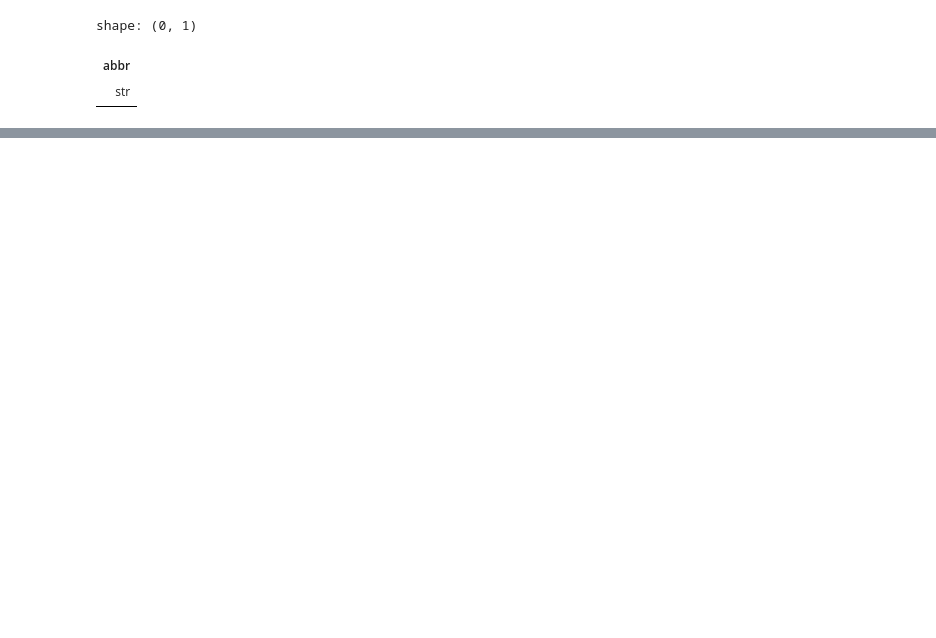
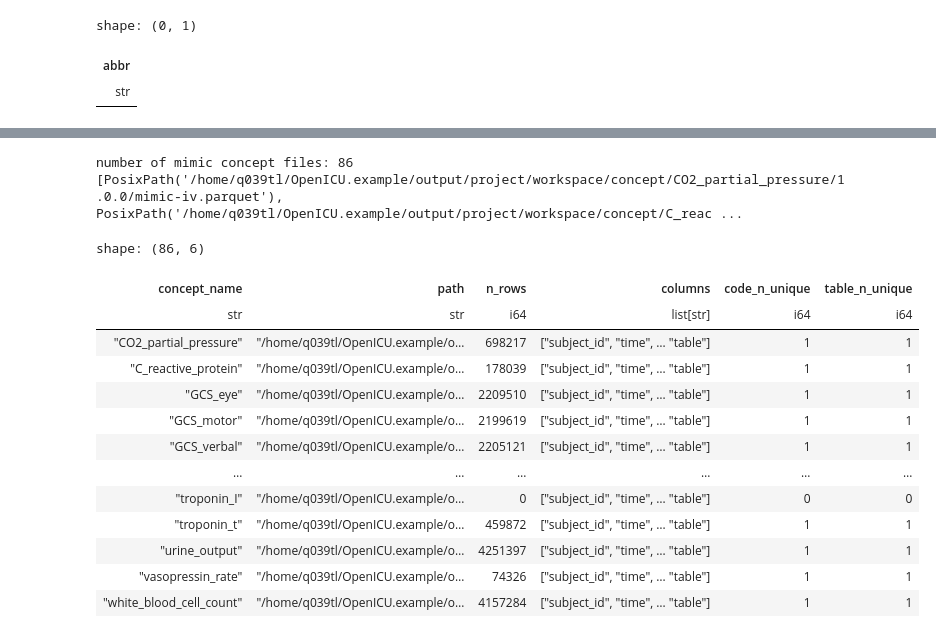
Before and after one commit to TobiasVeronaLaser/OpenICU-Example, a Jupyter notebook: yaib-cohorts-preprocessing.ipynb, the cells around one changed output, grey strips where cells are left out. Saved outputs shown, nothing was run; the diff lists cells and outputs as text; code cells hidden in the pictures; blank space fills up the shorter version.

```diff
--- a/yaib-cohorts-preprocessing.ipynb
+++ b/yaib-cohorts-preprocessing.ipynb
@@ -243,3 +243,53 @@ shape: (48, 9)
 | "tnt" | "troponin_t" | "troponin_t" | "troponin t" | "chemistry" | "ng/mL" | true | true | ... |
 | "urine" | "urine_output" | "urine_output" | "urine output" | "output" | "mL" | true | true | ... |
 | "wbc" | "white_blood_cell_count" | "white_blood_cell_count" | "white blood cell count" | "hematology" | "["K/uL", "G/l"]" | true | true | ... |
+# %%
+from pathlib import Path
+import polars as pl
+
+concept_path = Path("/home/q039tl/OpenICU.example/output/project/workspace/concept")
+
+mimic_files = sorted(concept_path.glob("*/1.0.0/mimic-iv.parquet"))
+
+print("number of mimic concept files:", len(mimic_files))
+print(mimic_files[:5])
+# %% [output]
+number of mimic concept files: 86
+[PosixPath('/home/q039tl/OpenICU.example/output/project/workspace/concept/CO2_partial_pressure/1.0.0/mimic-iv.parquet'), PosixPath('/home/q039tl/OpenICU.example/output/project/workspace/concept/C_reac ...
+# %%
+rows = []
+
+for file in mimic_files:
+    concept_name = file.parts[-3]   # concept/<concept_name>/1.0.0/mimic-iv.parquet
+
+    df = pl.read_parquet(file)
+
+    rows.append(
+        {
+            "concept_name": concept_name,
+            "path": str(file),
+            "n_rows": df.height,
+            "columns": df.columns,
+            "code_n_unique": df.select(pl.col("code").n_unique()).item() if "code" in df.columns else None,
+            "table_n_unique": df.select(pl.col("table").n_unique()).item() if "table" in df.columns else None,
+        }
+    )
+
+concept_overview = pl.DataFrame(rows)
+
+concept_overview.sort("concept_name")
+# %% [output]
+shape: (86, 6)
+| concept_name | path | n_rows | columns | code_n_unique | table_n_unique |
+| str | str | i64 | list[str] | i64 | i64 |
+| "CO2_partial_pressure" | "/home/q039tl/OpenICU.example/o… | 698217 | ["subject_id", "time", … "table"] | 1 | 1 |
+| "C_reactive_protein" | "/home/q039tl/OpenICU.example/o… | 178039 | ["subject_id", "time", … "table"] | 1 | 1 |
+| "GCS_eye" | "/home/q039tl/OpenICU.example/o… | 2209510 | ["subject_id", "time", … "table"] | 1 | 1 |
+| "GCS_motor" | "/home/q039tl/OpenICU.example/o… | 2199619 | ["subject_id", "time", … "table"] | 1 | 1 |
+| "GCS_verbal" | "/home/q039tl/OpenICU.example/o… | 2205121 | ["subject_id", "time", … "table"] | 1 | 1 |
+| … | … | … | … | … | … |
+| "troponin_I" | "/home/q039tl/OpenICU.example/o… | 0 | ["subject_id", "time", … "table"] | 0 | 0 |
+| "troponin_t" | "/home/q039tl/OpenICU.example/o… | 459872 | ["subject_id", "time", … "table"] | 1 | 1 |
+| "urine_output" | "/home/q039tl/OpenICU.example/o… | 4251397 | ["subject_id", "time", … "table"] | 1 | 1 |
+| "vasopressin_rate" | "/home/q039tl/OpenICU.example/o… | 74326 | ["subject_id", "time", … "table"] | 1 | 1 |
+| "white_blood_cell_count" | "/home/q039tl/OpenICU.example/o… | 4157284 | ["subject_id", "time", … "table"] | 1 | 1 |
```
